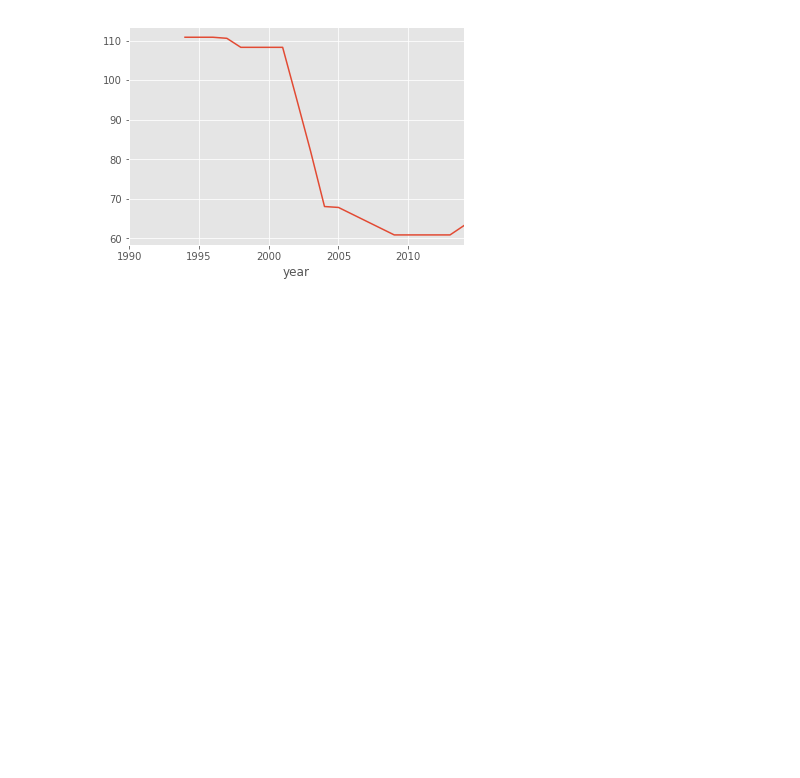
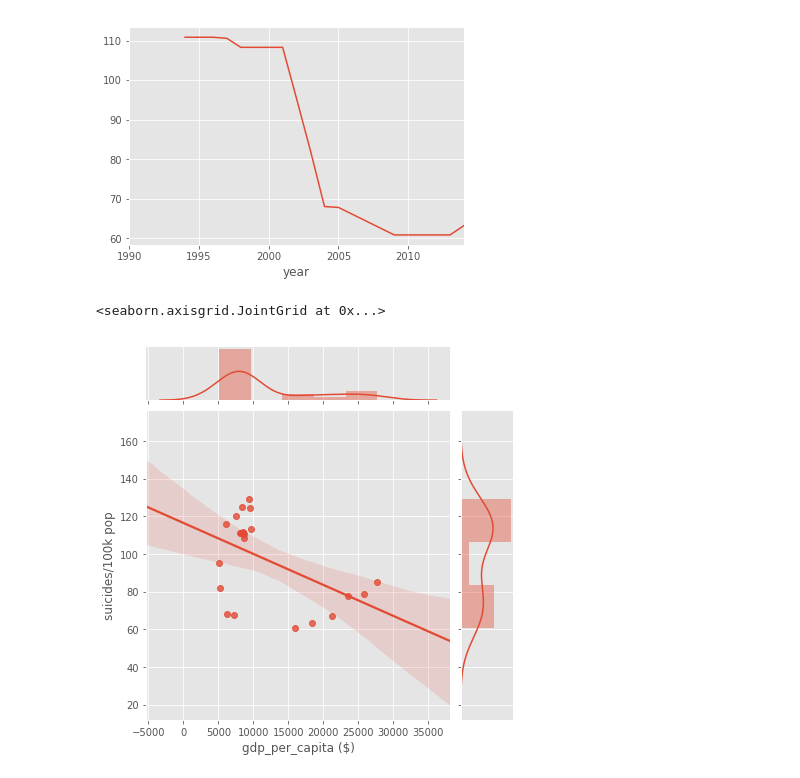
Before and after one commit to racinmat/data-analysis-examples, a Jupyter notebook: zakladni_analyza.ipynb, the cells around one changed output. Saved outputs shown, nothing was run; the diff lists cells and outputs as text; code cells hidden in the pictures; blank space fills up the shorter version.

Commit message:
added new plots

```diff
--- a/zakladni_analyza.ipynb
+++ b/zakladni_analyza.ipynb
@@ -228,3 +228,8 @@ uzbekistan_suicides['suicides/100k pop'].rolling(5).min().plot()
 # %% [output]
 <matplotlib.axes._subplots.AxesSubplot at 0x...>
 [figure]
+# %%
+sns.jointplot(x='gdp_per_capita ($)', y='suicides/100k pop', data=uzbekistan_suicides, kind='reg')
+# %% [output]
+<seaborn.axisgrid.JointGrid at 0x...>
+[figure, added]
```
Also changed, not shown: parts of 26 cells of this notebook.
